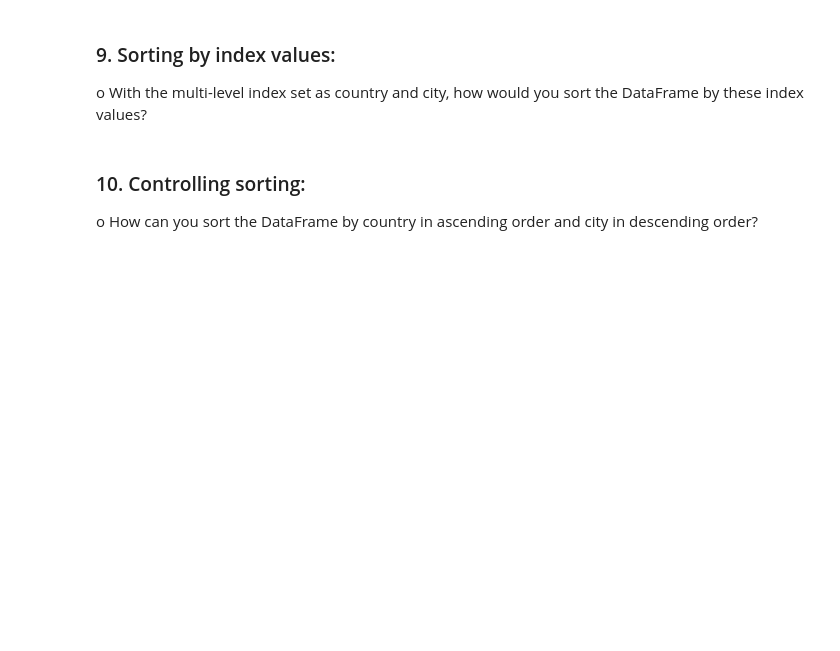
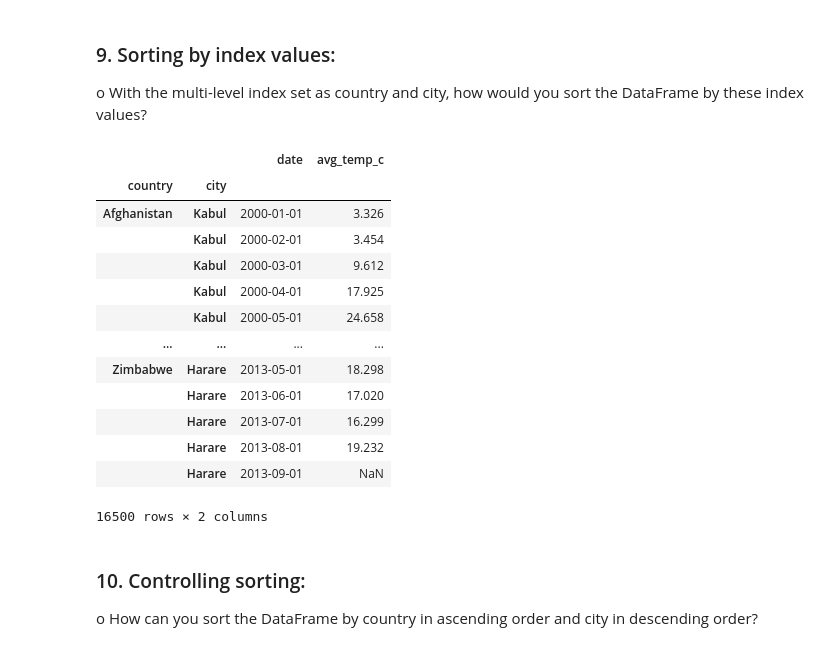
Before and after one commit to S827/python-programs, a Jupyter notebook: EDAPractice/DMWithPandas/CH3_SlicingAndIndexingDataframes/3.1_explicit_indexes_practice.ipynb, the cells around one changed output. Drawn from its saved outputs; the diff is of its cells as text; code cells hidden in the pictures; blank space fills up the shorter version.

Commit message:
added 8-10 problems olition of explicit indexes

```diff
--- a/EDAPractice/DMWithPandas/CH3_SlicingAndIndexingDataframes/3.1_explicit_indexes_practice.ipynb
+++ b/EDAPractice/DMWithPandas/CH3_SlicingAndIndexingDataframes/3.1_explicit_indexes_practice.ipynb
@@ -211,6 +211,23 @@ temp_country_city_ind.loc[[('Côte D\'Ivoire', 'Abidjan'), ('India', 'New Delhi'
 # %% [markdown]
 ### 9.	Sorting by index values:
 o	With the multi-level index set as country and city, how would you sort the DataFrame by these index values?
+# %%
+temp_country_city_ind.sort_index()
+# %% [output]
+|  |  | date | avg_temp_c |
+| country | city |  |  |
+| Afghanistan | Kabul | 2000-01-01 | 3.326 |
+|  | Kabul | 2000-02-01 | 3.454 |
+|  | Kabul | 2000-03-01 | 9.612 |
+|  | Kabul | 2000-04-01 | 17.925 |
+|  | Kabul | 2000-05-01 | 24.658 |
+| ... | ... | ... | ... |
+| Zimbabwe | Harare | 2013-05-01 | 18.298 |
+|  | Harare | 2013-06-01 | 17.020 |
+|  | Harare | 2013-07-01 | 16.299 |
+|  | Harare | 2013-08-01 | 19.232 |
+|  | Harare | 2013-09-01 | NaN |
+16500 rows × 2 columns
 # %% [markdown]
 ### 10.	Controlling sorting:
 o	How can you sort the DataFrame by country in ascending order and city in descending order?
```
Also changed, not shown: parts of 1 cell of this notebook.
